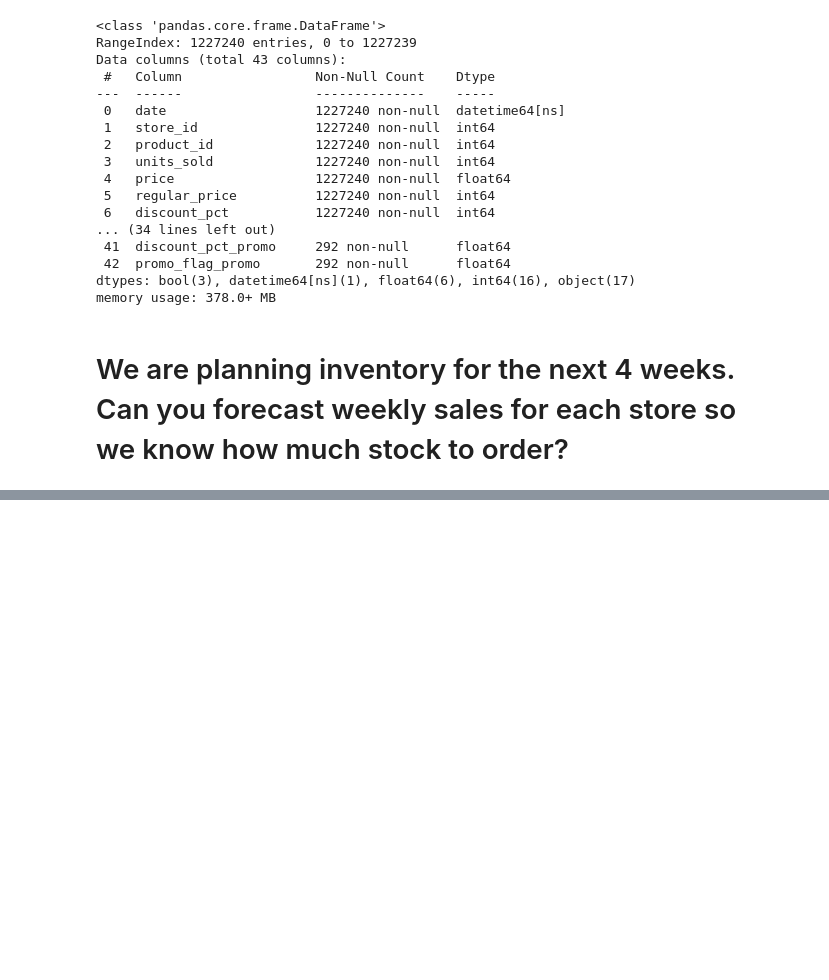
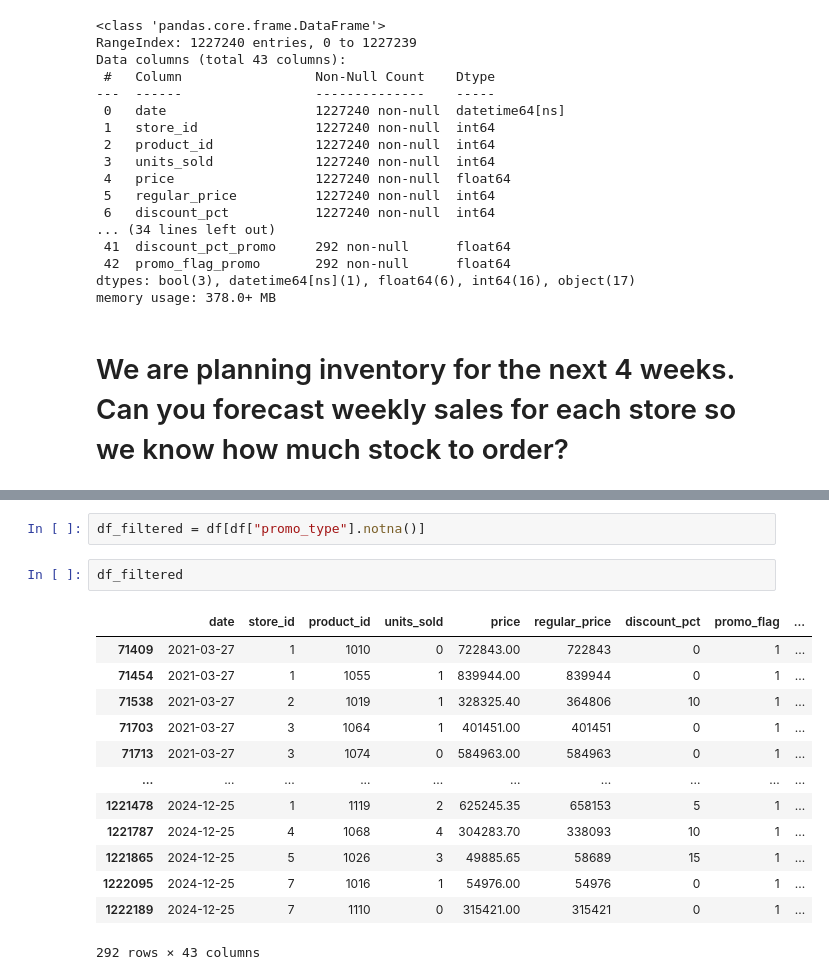
Before and after one commit to SunnyX-AI/ai-powered-sales-forecasting, a Jupyter notebook: notebooks/00_experiments.ipynb, the cells around one changed output, grey strips where cells are left out. Saved outputs shown, nothing was run; the diff lists cells and outputs as text; blank space fills up the shorter version.

```diff
--- a/notebooks/00_experiments.ipynb
+++ b/notebooks/00_experiments.ipynb
@@ -143,0 +168,18 @@ memory usage: 378.0+ MB
+# %%
+df_filtered = df[df["promo_type"].notna()]
+# %%
+df_filtered
+# %% [output]
+|  | date | store_id | product_id | units_sold | price | regular_price | discount_pct | promo_flag | ... |
+| 71409 | 2021-03-27 | 1 | 1010 | 0 | 722843.00 | 722843 | 0 | 1 | ... |
+| 71454 | 2021-03-27 | 1 | 1055 | 1 | 839944.00 | 839944 | 0 | 1 | ... |
+| 71538 | 2021-03-27 | 2 | 1019 | 1 | 328325.40 | 364806 | 10 | 1 | ... |
+| 71703 | 2021-03-27 | 3 | 1064 | 1 | 401451.00 | 401451 | 0 | 1 | ... |
+| 71713 | 2021-03-27 | 3 | 1074 | 0 | 584963.00 | 584963 | 0 | 1 | ... |
+| ... | ... | ... | ... | ... | ... | ... | ... | ... | ... |
+| 1221478 | 2024-12-25 | 1 | 1119 | 2 | 625245.35 | 658153 | 5 | 1 | ... |
+| 1221787 | 2024-12-25 | 4 | 1068 | 4 | 304283.70 | 338093 | 10 | 1 | ... |
+| 1221865 | 2024-12-25 | 5 | 1026 | 3 | 49885.65 | 58689 | 15 | 1 | ... |
+| 1222095 | 2024-12-25 | 7 | 1016 | 1 | 54976.00 | 54976 | 0 | 1 | ... |
+| 1222189 | 2024-12-25 | 7 | 1110 | 0 | 315421.00 | 315421 | 0 | 1 | ... |
+292 rows × 43 columns
```
Also changed, not shown: parts of 2 cells of this notebook.
